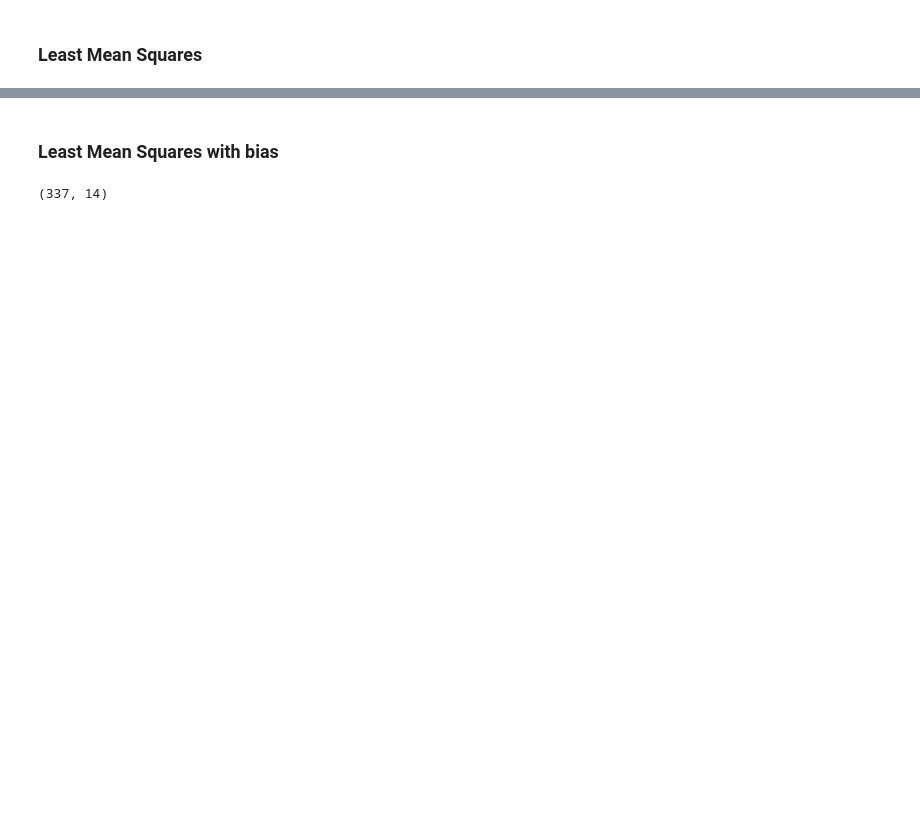
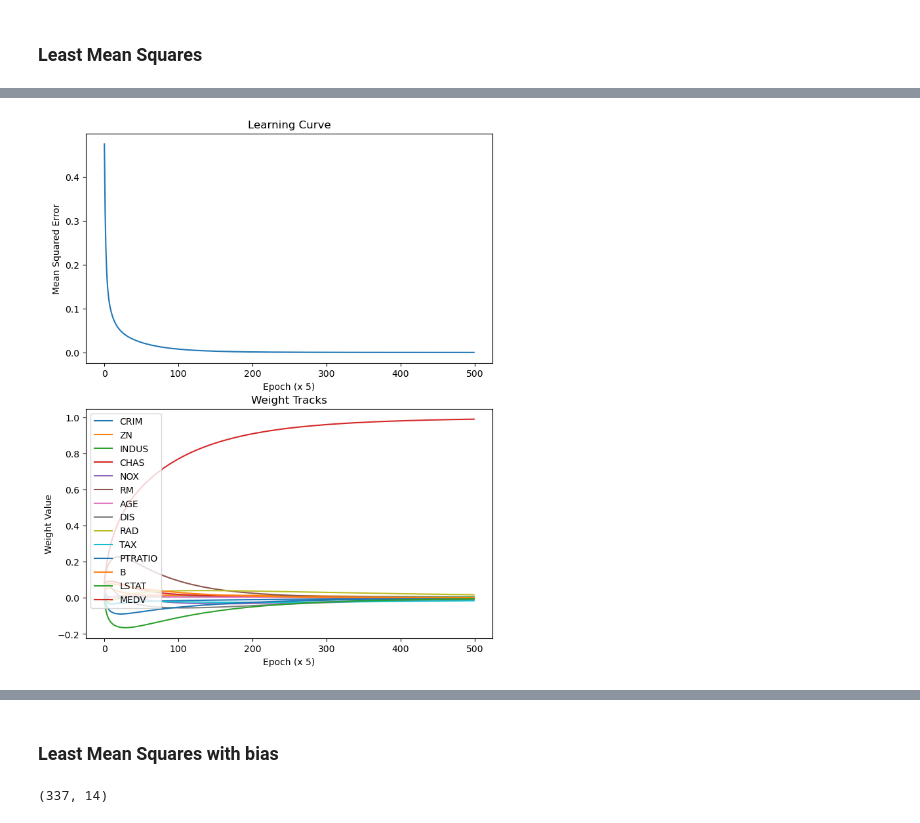
Before and after one commit to Zhenhan-Lin/EEL-6814, a Jupyter notebook: Linear_Regression/lease_mean_squares.ipynb, the cells around one changed output, grey strips where cells are left out. Drawn from its saved outputs; the diff is of its cells as text; code cells hidden in the pictures; blank space fills up the shorter version.

```diff
--- a/Linear_Regression/lease_mean_squares.ipynb
+++ b/Linear_Regression/lease_mean_squares.ipynb
@@ -139,0 +248,42 @@ array([0.6276301 , 0.95502142, 0.9825212 , 0.35004289, 0.30128904,
+# %%
+X_t = data.iloc[:, :]
+X_t = np.array(X_t.values.tolist())
+X_t = Z_score(X_t)
+
+y_t = data.iloc[:, -1]
+y_t = np.array(y_t.values.tolist())
+y_t = Z_score(y_t)
+# %%
+# No bias
+weights = np.array([0.33044801, 0.03627058, 0.74450827, 0.7786599 , 0.78738627,
+       0.61742756, 0.64809385, 0.547349  , 0.36365558, 0.45224219,
+       0.28919263, 0.30948008, 0.19956513, 0.33044801]) * 0.1
+epoch = 500
+learning_rate = 0.0001
+weight_history = []
+bias_history = []
+error_history = []
+
+for e in range(epoch):
+    # print("==== Epoch : {} ====".format(e))
+    weights, loss = lms(X_t,y_t, weights, learning_rate)
+    weight_history.append(weights)
+    error_history.append(loss)
+
+fig, (ax1, ax2) = plt.subplots(2, 1, figsize=(8, 10))
+
+ax1.plot(np.arange(len(error_history)), error_history)
+ax1.set_xlabel('Epoch (x 5)')
+ax1.set_ylabel('Mean Squared Error')
+ax1.set_title('Learning Curve')
+
+# Plotting the weight tracks
+for i in range(X_t.shape[1]):
+    ax2.plot([w[i] for w in weight_history], label=list(data.columns)[i])
+ax2.set_xlabel('Epoch (x 5)')
+ax2.set_ylabel('Weight Value')
+ax2.set_title('Weight Tracks')
+ax2.legend()
+fig.savefig("Target value.png")
+# %% [output]
+[figure, added]
```
Also changed, not shown: parts of 30 cells of this notebook, 1 other file.
